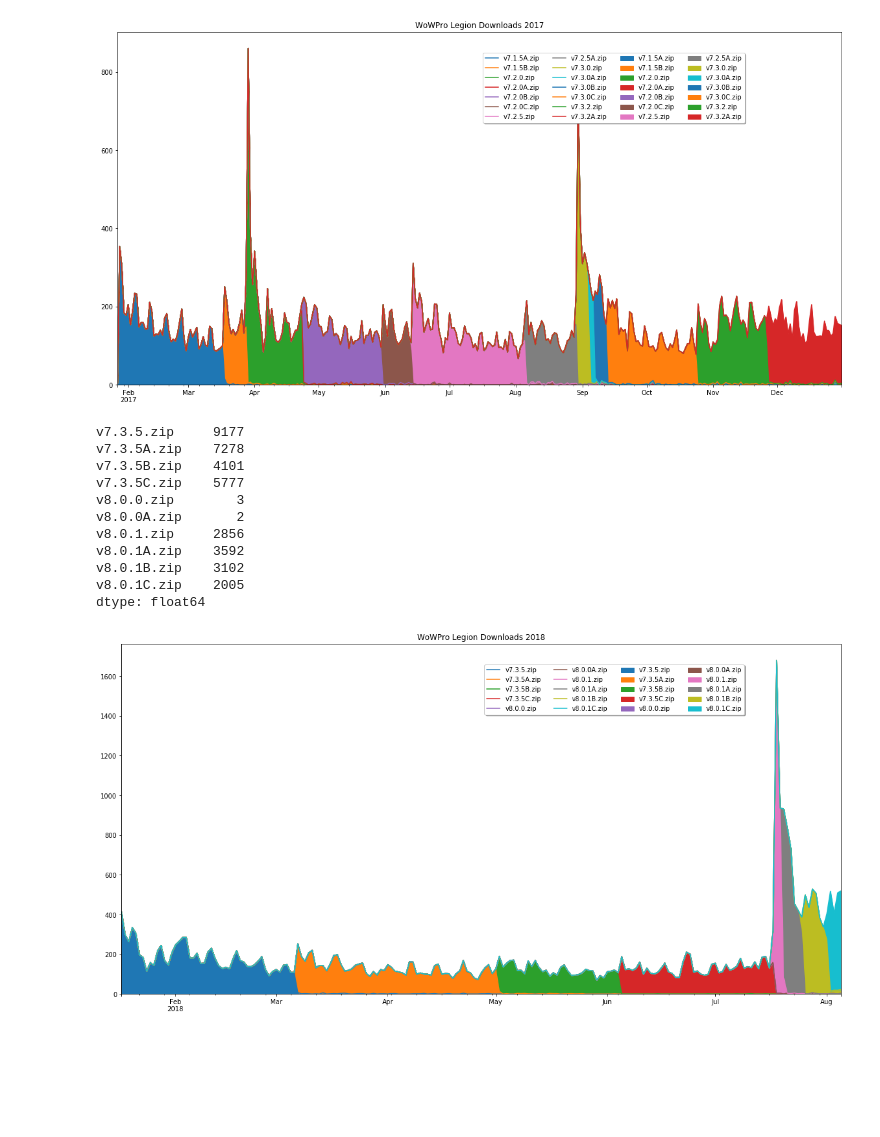
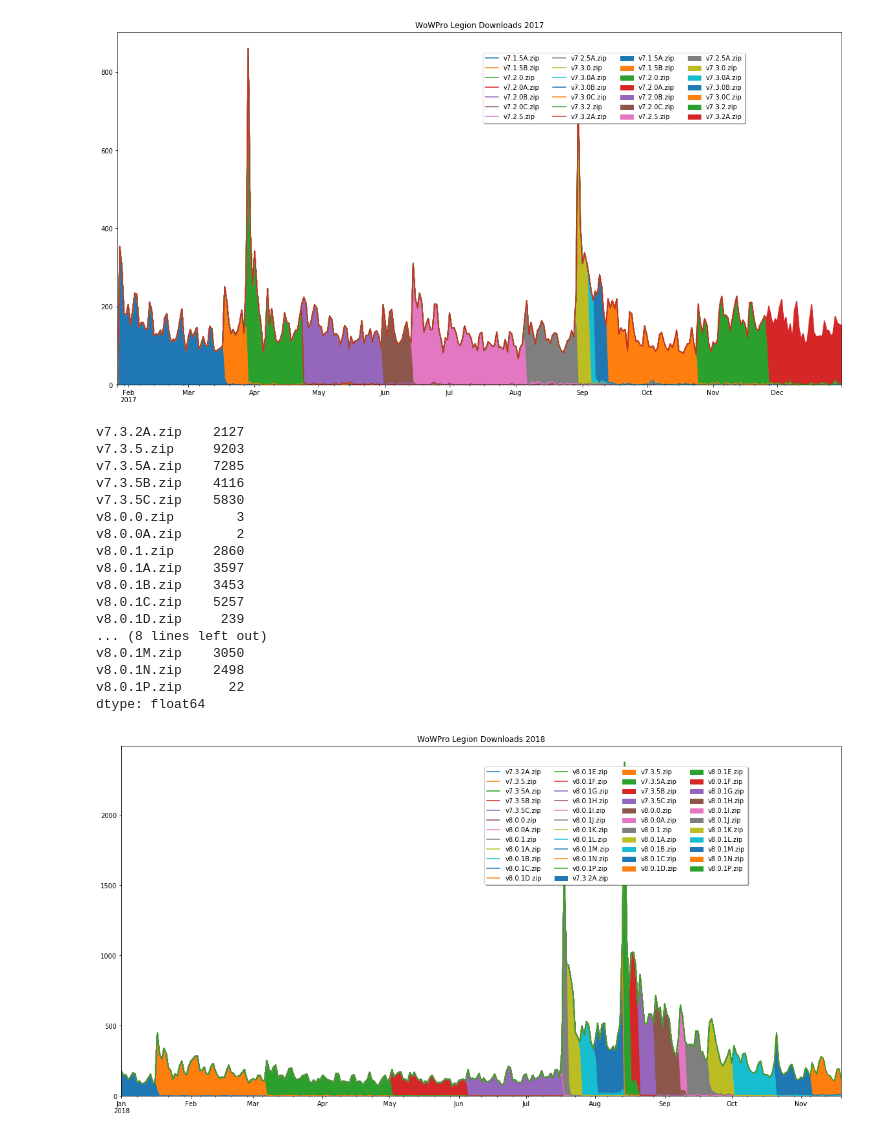
Before and after one commit to Ludovicus-Maior/WoW-Pro-Guides, a Jupyter notebook: WoWPro_Utilities/WoWPro Stats.ipynb, the cells around one changed output. Saved outputs shown, nothing was run; the diff lists cells and outputs as text; code cells hidden in the pictures; blank space fills up the shorter version.

```diff
--- a/WoWPro_Utilities/WoWPro Stats.ipynb
+++ b/WoWPro_Utilities/WoWPro Stats.ipynb
@@ -134,22 +134,28 @@ dtype: float64
 [figure]
 # %%
 x = data["2018"].dropna(axis=1, how='all')
-x = x.iloc[: , -10:].dropna(axis=0, how='all')
+x = x.iloc[: , -23: ].dropna(axis=0, how='all')
 ax=x.plot(kind='area', title="WoWPro Legion Downloads 2018", figsize=(20,10))
 ax.legend(loc='upper left', bbox_to_anchor=(0.5, 0.95),
           ncol=4, fancybox=True, shadow=True)
 #ax.set_ylim(0,1000)
 x.sum(axis=0)
 # %% [output]
-v7.3.5.zip     9177
-v7.3.5A.zip    7278
-v7.3.5B.zip    4101
-v7.3.5C.zip    5777
+v7.3.2A.zip    2127
+v7.3.5.zip     9203
+v7.3.5A.zip    7285
+v7.3.5B.zip    4116
+v7.3.5C.zip    5830
 v8.0.0.zip        3
 v8.0.0A.zip       2
-v8.0.1.zip     2856
-v8.0.1A.zip    3592
-v8.0.1B.zip    3102
-v8.0.1C.zip    2005
+v8.0.1.zip     2860
+v8.0.1A.zip    3597
+v8.0.1B.zip    3453
+v8.0.1C.zip    5257
+v8.0.1D.zip     239
+... (8 lines left out)
+v8.0.1M.zip    3050
+v8.0.1N.zip    2498
+v8.0.1P.zip      22
 dtype: float64
-[figure, old version]
+[figure, new version]
```
Also changed, not shown: parts of 1 cell of this notebook, 1 other file.
